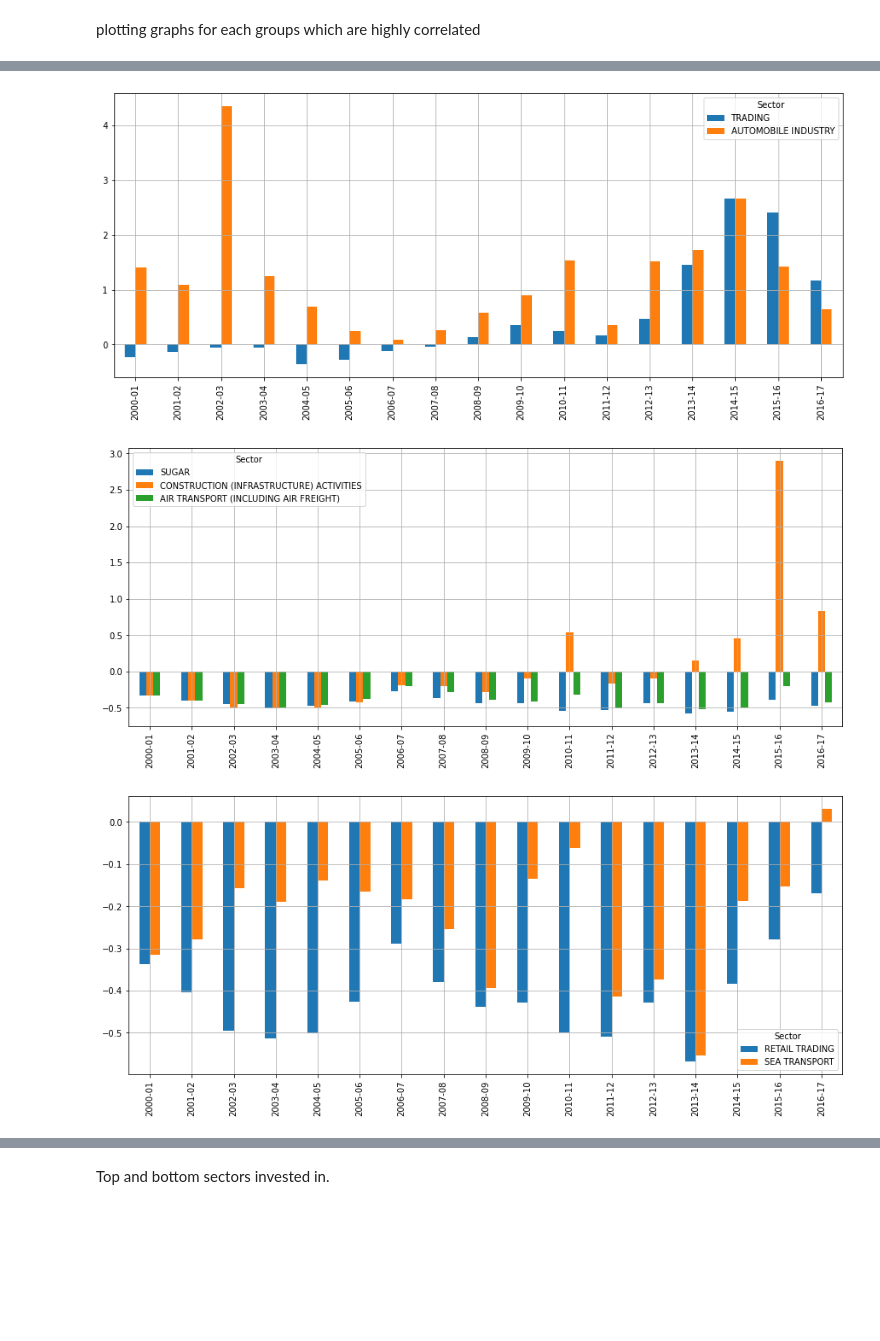
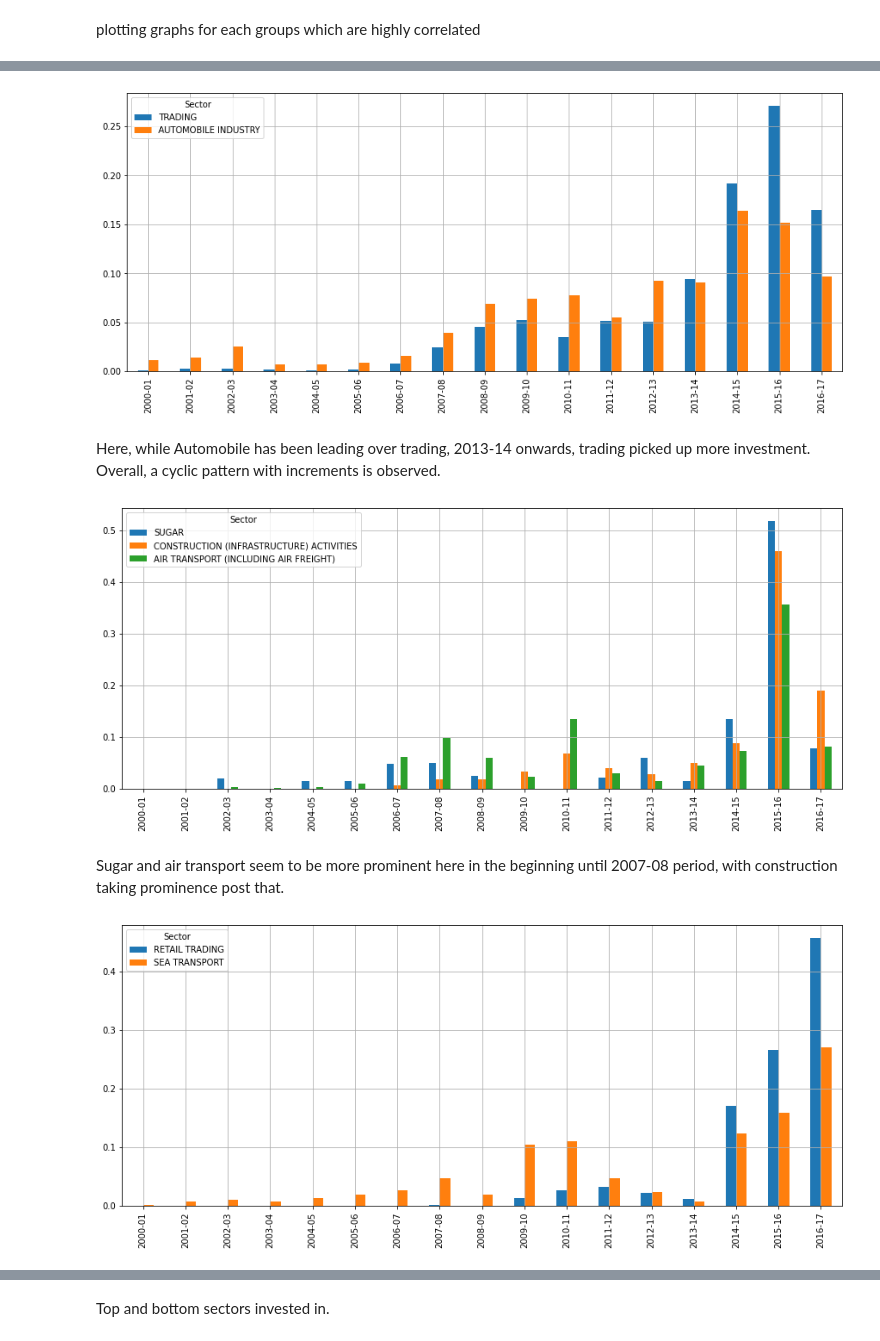
Before and after one commit to AlternateEconomy/InvestmentAnalytics-iNeuronInternship, a Jupyter notebook: FDI_in_India.ipynb, the cells around one changed output, grey strips where cells are left out. Saved outputs shown, nothing was run; the diff lists cells and outputs as text; code cells hidden in the pictures; blank space fills up the shorter version.

```diff
--- a/FDI_in_India.ipynb
+++ b/FDI_in_India.ipynb
@@ -134,0 +133,4 @@ norm_df.head(2)
+# %%
+from sklearn.preprocessing import Normalizer
+df.iloc[:,:] = Normalizer(norm='l1').fit_transform(df)
+df.head(2)
@@ -146,24 +155,28 @@ plt.show()
 # %%
-df_1 = norm_df.loc[['TRADING', 'AUTOMOBILE INDUSTRY'], X]
+df_1 = df.loc[['TRADING', 'AUTOMOBILE INDUSTRY'], X]
 df_1.transpose().plot(kind = 'bar', figsize=(15,6))
 plt.grid()
 plt.show()
 #df_1
 # %% [output]
-[figure, old version]
+[figure, new version]
+# %% [markdown]
+Here, while Automobile has been leading over trading, 2013-14 onwards, trading picked up more investment. Overall, a cyclic pattern with increments is observed.
 # %%
-df_1 = norm_df.loc[['SUGAR',
+df_1 = df.loc[['SUGAR',
   'CONSTRUCTION (INFRASTRUCTURE) ACTIVITIES',
   'AIR TRANSPORT (INCLUDING AIR FREIGHT)'], X]
 df_1.transpose().plot(kind = 'bar', figsize=(15,6))
 plt.grid()
 plt.show()
 # %% [output]
-[figure, old version]
+[figure, new version]
+# %% [markdown]
+Sugar and air transport seem to be more prominent here in the beginning until 2007-08 period, with construction taking prominence post that.
 # %%
-df_1 = norm_df.loc[['RETAIL TRADING', 'SEA TRANSPORT'], X]
+df_1 = df.loc[['RETAIL TRADING', 'SEA TRANSPORT'], X]
 df_1.transpose().plot(kind = 'bar', figsize=(15,6))
 plt.grid()
 plt.show()
 # %% [output]
-[figure, old version]
+[figure, new version]
```
Also changed, not shown: parts of 32 cells of this notebook.
